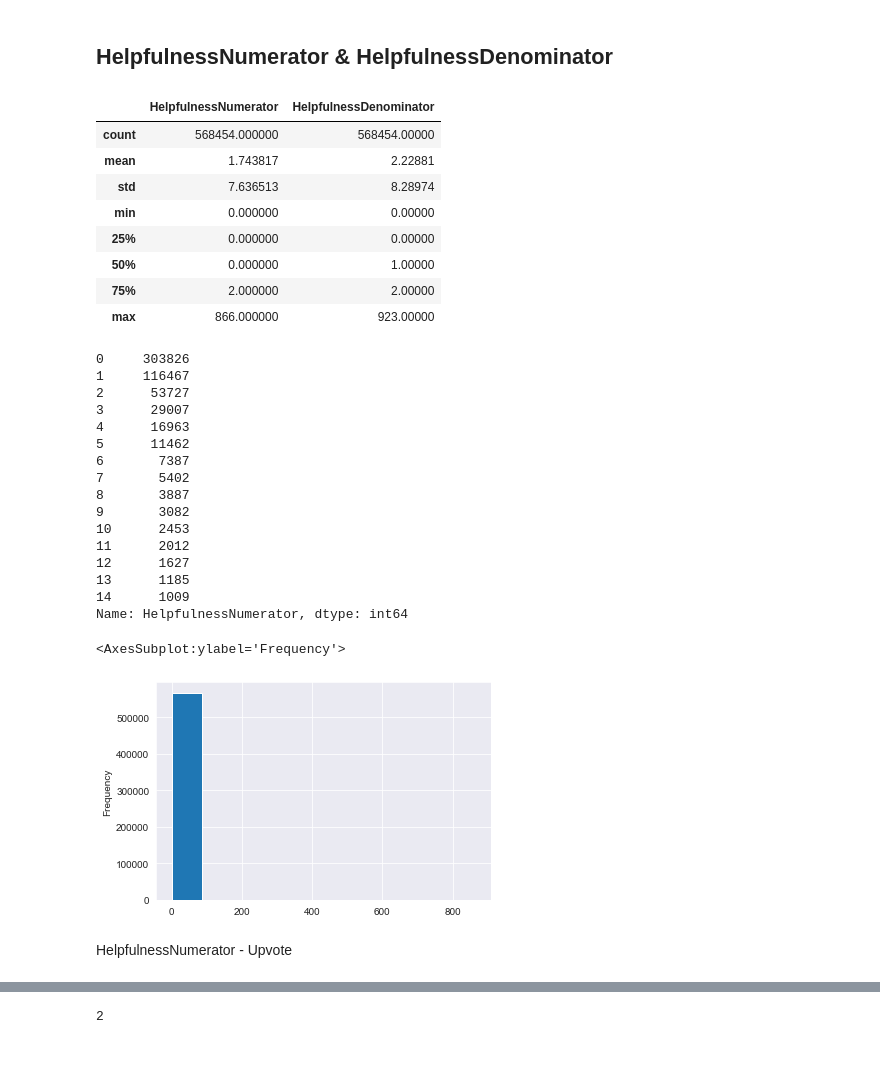
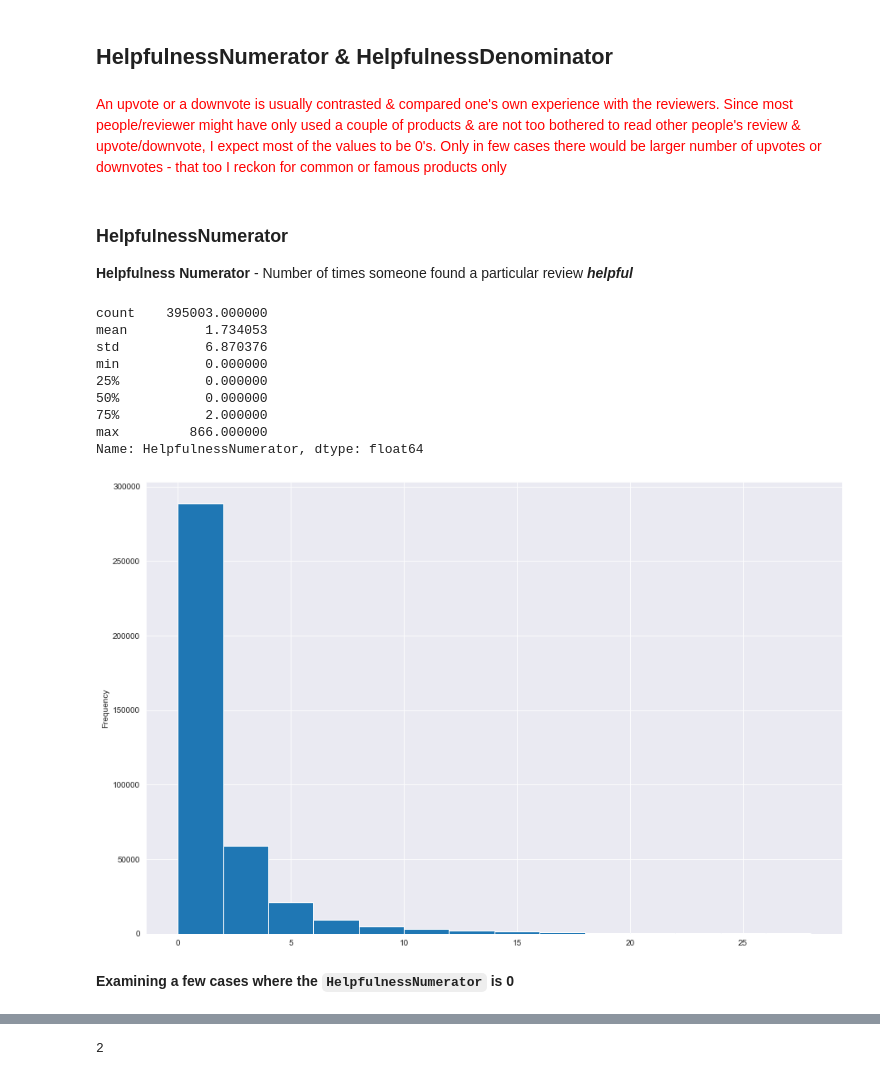
Before and after one commit to adimyth/customer_sentiment_analysis, a Jupyter notebook: notebooks/exploratory_data_analysis.ipynb, the cells around one changed output, grey strips where cells are left out. Saved outputs shown, nothing was run; the diff lists cells and outputs as text; code cells hidden in the pictures.

```diff
--- a/notebooks/exploratory_data_analysis.ipynb
+++ b/notebooks/exploratory_data_analysis.ipynb
@@ -17,2 +15,5 @@ _ = plt.figure(figsize=(12, 9))
+# %%
+plt.rcParams["figure.figsize"] = (15, 10)
 # %%
 sns.set_style("darkgrid")
+sns.set(rc={'figure.figsize':(15, 10)})
@@ -51,0 +71,2 @@ df.describe()
+# %%
+df = df.loc[~df["Summary"].isna()]
@@ -51,0 +84,2 @@ df.describe()
+# %%
+df = df.drop_duplicates(subset=["Summary", "Score", "Text"])
@@ -249,41 +262,26 @@ df.loc[df["ProfileName"].str.strip()=="LT"][["ProfileName", "UserId", "Text"]]
 > Text can still be used & are unique
 # %% [markdown]
 ## HelpfulnessNumerator & HelpfulnessDenominator
+# %% [markdown]
+<span style="color:red">An upvote or a downvote is usually contrasted & compared one's own experience with the reviewers. Since most people/reviewer might have only used a couple of products & are not too bothered to read other people's review & upvote/downvote, I expect most of the values to be 0's. Only in few cases there would be larger number of upvotes or downvotes - that too I reckon for common or famous products only</span>
+# %% [markdown]
+### HelpfulnessNumerator
+**Helpfulness Numerator** - Number of times someone found a particular review ***helpful***
 # %%
-df[["HelpfulnessNumerator", "HelpfulnessDenominator"]].describe()
+df["HelpfulnessNumerator"].describe()
 # %% [output]
-|  | HelpfulnessNumerator | HelpfulnessDenominator |
-| count | 568454.000000 | 568454.00000 |
-| mean | 1.743817 | 2.22881 |
-| std | 7.636513 | 8.28974 |
-| min | 0.000000 | 0.00000 |
-| 25% | 0.000000 | 0.00000 |
-| 50% | 0.000000 | 1.00000 |
-| 75% | 2.000000 | 2.00000 |
-| max | 866.000000 | 923.00000 |
+count    395003.000000
+mean          1.734053
+std           6.870376
+min           0.000000
+25%           0.000000
+50%           0.000000
+75%           2.000000
+max         866.000000
+Name: HelpfulnessNumerator, dtype: float64
-# %%
-df["HelpfulnessNumerator"].value_counts().head(15)
-# %% [output]
-0     303826
-1     116467
-2      53727
-3      29007
-4      16963
-5      11462
-6       7387
-7       5402
-8       3887
-9       3082
-10      2453
-11      2012
-12      1627
-13      1185
-14      1009
-Name: HelpfulnessNumerator, dtype: int64
 # %%
-df["HelpfulnessNumerator"].plot(kind="hist")
+_ = df["HelpfulnessNumerator"].plot(kind="hist", bins=np.arange(0,30,2))
 # %% [output]
-<AxesSubplot:ylabel='Frequency'>
-[figure, old version]
+[figure, new version]
-# %% [markdown]
-HelpfulnessNumerator - Upvote
+# %% [markdown]
+**Examining a few cases where the `HelpfulnessNumerator` is 0**
```
Also changed, not shown: parts of 161 cells of this notebook, 2 other files.
